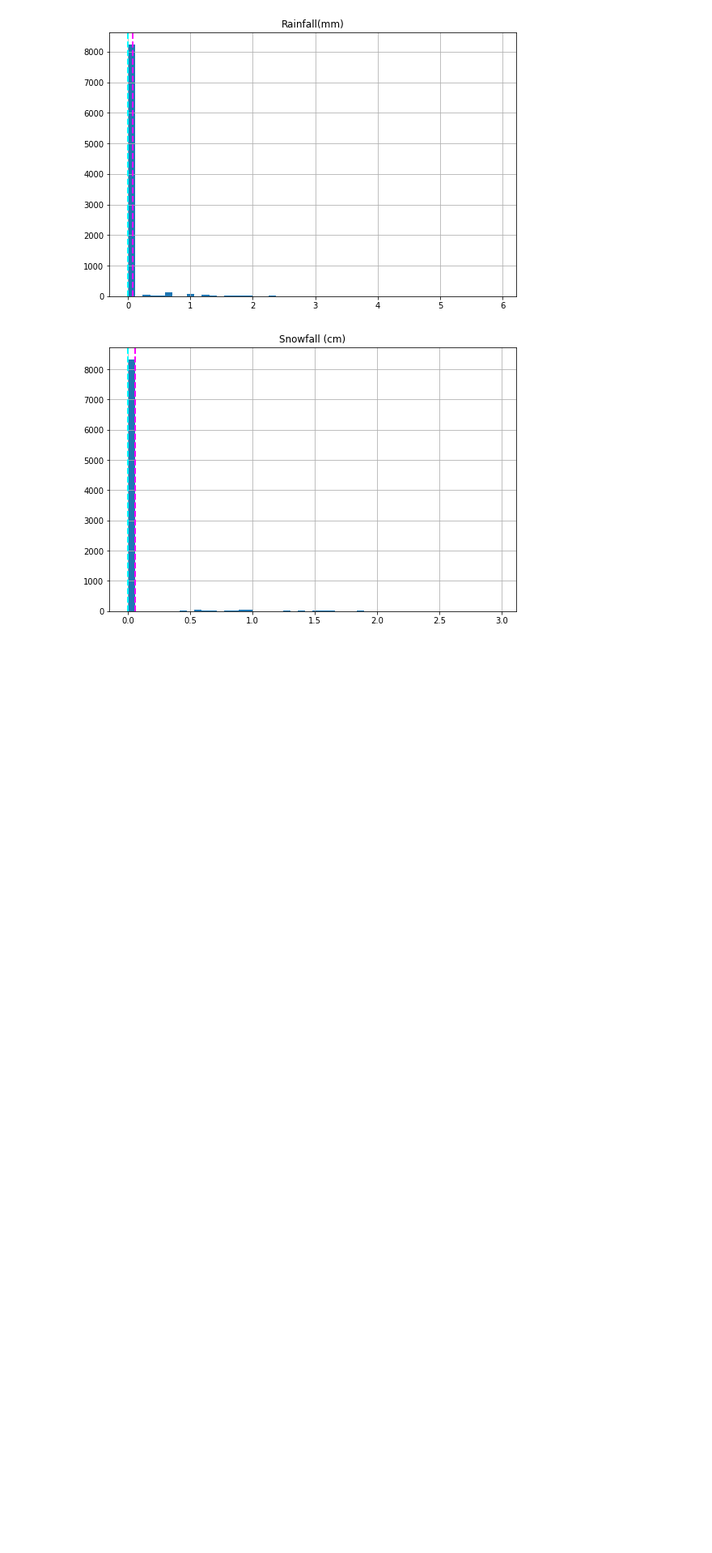
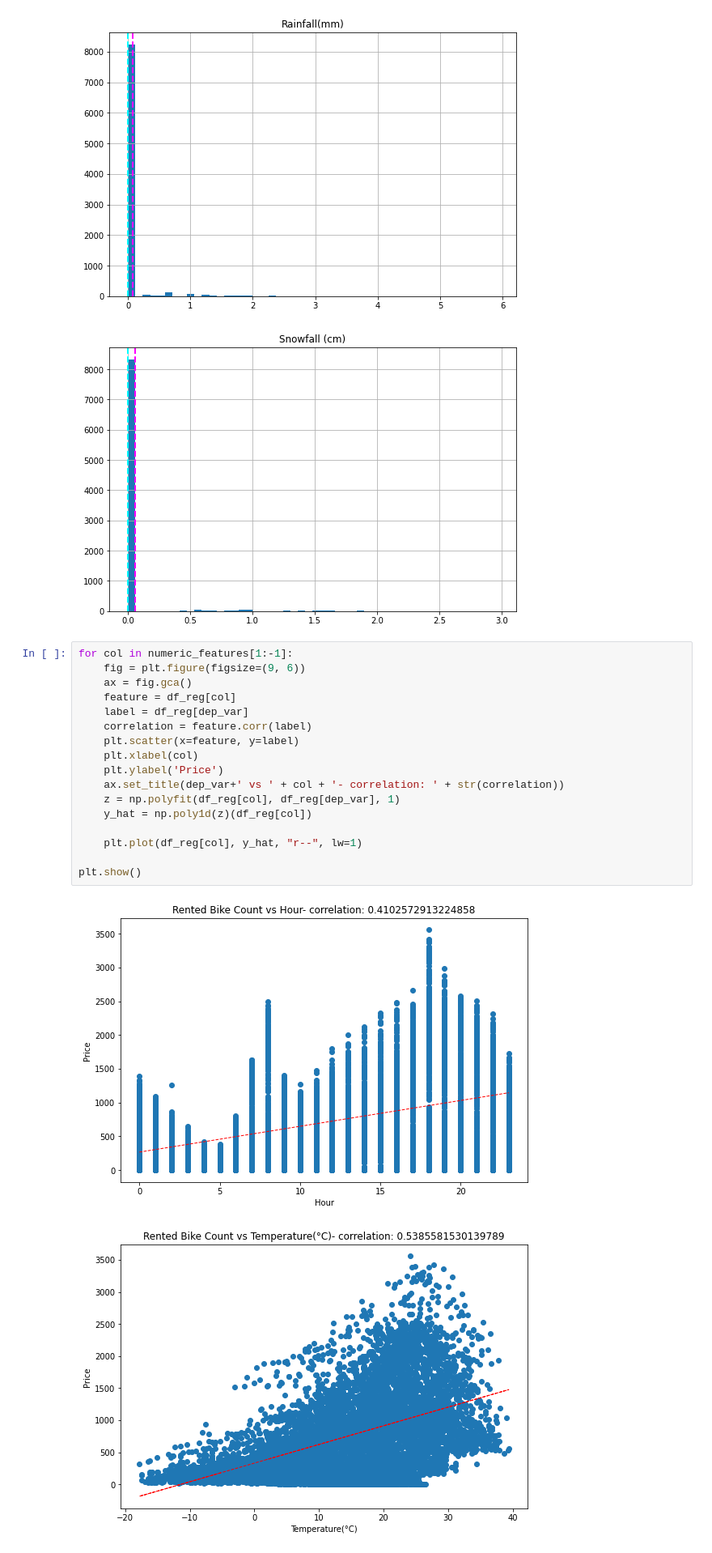
Before and after one commit to Haseeb227/Bike-Sharing-Demand-Prediction-, a Jupyter notebook: Copy_of_Bike_Sharing_Demand_Prediction_Capstone_Project.ipynb, the cells around one changed output. Shown at 81% size. Cells and saved outputs as stored; diff of their text form; blank space fills up the shorter version.

```diff
--- a/Copy_of_Bike_Sharing_Demand_Prediction_Capstone_Project.ipynb
+++ b/Copy_of_Bike_Sharing_Demand_Prediction_Capstone_Project.ipynb
@@ -439,3 +455,23 @@ plt.show()
 [figure]
 [figure]
 [figure]
+# %%
+for col in numeric_features[1:-1]:
+    fig = plt.figure(figsize=(9, 6))
+    ax = fig.gca()
+    feature = df_reg[col]
+    label = df_reg[dep_var]
+    correlation = feature.corr(label)
+    plt.scatter(x=feature, y=label)
+    plt.xlabel(col)
+    plt.ylabel('Price')
+    ax.set_title(dep_var+' vs ' + col + '- correlation: ' + str(correlation))
+    z = np.polyfit(df_reg[col], df_reg[dep_var], 1)
+    y_hat = np.poly1d(z)(df_reg[col])
+
+    plt.plot(df_reg[col], y_hat, "r--", lw=1)
+
+plt.show()
+# %% [output]
+[figure, added]
+[figure, added]
```
Also changed, not shown: parts of 19 cells of this notebook.
